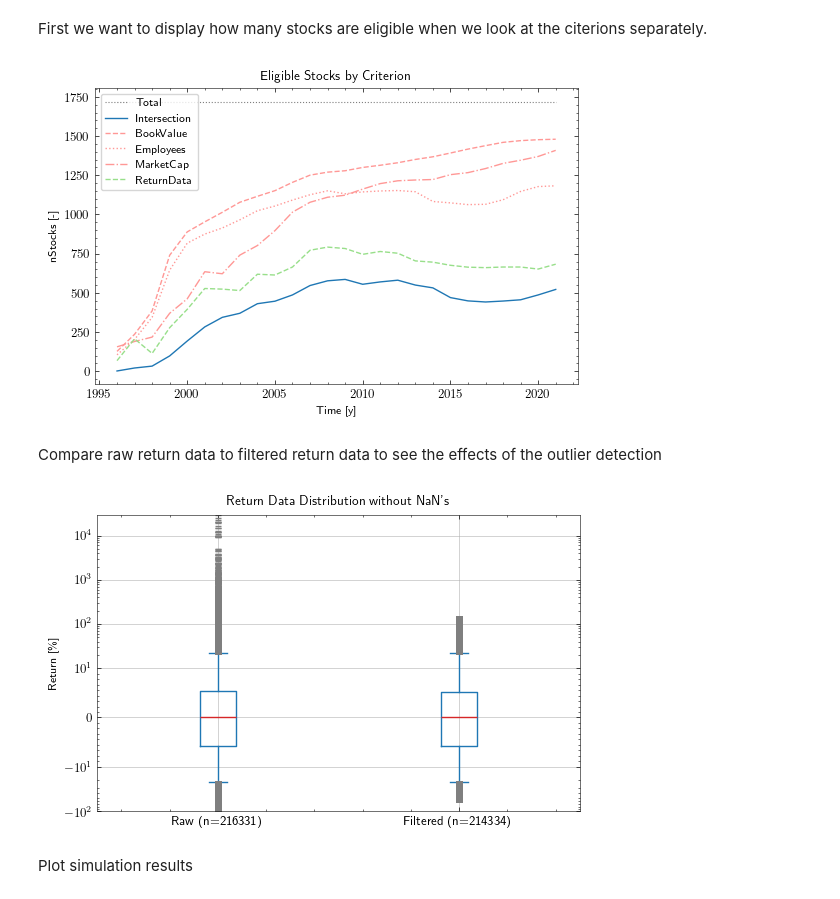
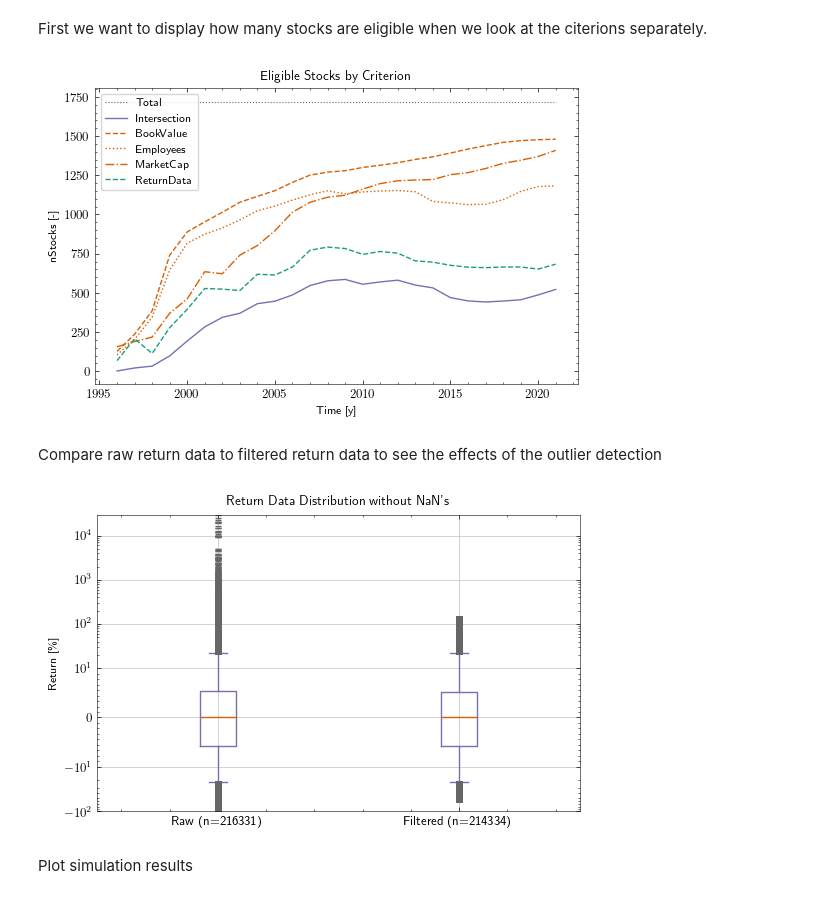
Before and after one commit to Mov0/FDS_Smart_Betas, a Jupyter notebook: 4_Figures.ipynb, the cells around one changed output. Cells and saved outputs as stored; diff of their text form; code cells hidden in the pictures.

```diff
--- a/4_Figures.ipynb
+++ b/4_Figures.ipynb
@@ -15,7 +22,8 @@ def truncate_colormap(cmap, minval=0.0, maxval=1.0, n=100):
       cmap(np.linspace(minval, maxval, n)))
    return new_cmap
 
-colors = plt.cm.tab20(np.linspace(0,1,20))
+colors = plt.cm.Dark2(np.linspace(0,1,8))
+# colors = plt.cm.tab20(np.linspace(0,1,20))
 
 # Plot settings
 DPI=600
@@ -72,24 +80,24 @@ for ric in df_market_cap.index:
 # %%
 # Plot number of eligible stocks by criterion
 
 fig = plt.figure(figsize = (fig_width, fig_height))
 
-plt.plot(x, y_Ref, label="Total", color= colors[14], linestyle="dotted", linewidth=0.8)
-plt.plot(x, y_EL, label="Intersection", color = colors[0])
-plt.plot(x, y_BV, label="BookValue", color = colors[7], linestyle="dashed")
-plt.plot(x, y_EMP, label="Employees", color = colors[7], linestyle="dotted")
-plt.plot(x, y_MC, label="MarketCap", color = colors[7], linestyle="dashdot")
-plt.plot(x, y_RT, label="ReturnData", color = colors[5], linestyle="dashed")
+plt.plot(x, y_Ref, label="Total", color= colors[7], linestyle="dotted", linewidth=0.8)
+plt.plot(x, y_EL, label="Intersection", color = colors[2])
+plt.plot(x, y_BV, label="BookValue", color = colors[1], linestyle="dashed")
+plt.plot(x, y_EMP, label="Employees", color = colors[1], linestyle="dotted")
+plt.plot(x, y_MC, label="MarketCap", color = colors[1], linestyle="dashdot")
+plt.plot(x, y_RT, label="ReturnData", color = colors[0], linestyle="dashed")
 
 plt.title("Eligible Stocks by Criterion")
 plt.xlabel("Time [y]")
 plt.ylabel("nStocks [-]")
 plt.legend(loc="upper left")
 
 plt.savefig('Figures/nStocks.png', pad_inches = .1, bbox_inches = 'tight', dpi=DPI)
 plt.savefig('Figures/nStocks.pdf', pad_inches = .1, bbox_inches = 'tight')
 # %% [output]
-[figure, old version]
+[figure, new version]
 # %% [markdown]
 Compare raw return data to filtered return data to see the effects of the outlier detection
 # %%
@@ -151,14 +159,14 @@ yaxis = plt.gca().yaxis
 yaxis.set_minor_locator(MinorSymLogLocator(1))
 plt.ylim([-100, 30000])
 
-boxprops = dict(color=colors[0])
-flierprops = dict(marker='_', markerfacecolor=colors[14], markersize=5,
-                  markeredgecolor=colors[14])
-medianprops = dict(color=colors[6])
+boxprops = dict(color=colors[2])
+flierprops = dict(marker='_', markerfacecolor=colors[7], markersize=5,
+                  markeredgecolor=colors[7])
+medianprops = dict(color=colors[1])
 meanpointprops = dict(marker='D', markeredgecolor='black',
                       markerfacecolor='firebrick')
 meanlineprops = dict(linestyle='--', linewidth=2.5, color='purple')
-whiskerprops = dict(color=colors[0])
+whiskerprops = dict(color=colors[2])
 
 plot = plt.boxplot(E, labels=(f"Raw (n={len(raw_flat)})", f"Filtered (n={len(returns_flat)})"), boxprops=boxprops, flierprops=flierprops, whiskerprops=whiskerprops, capprops=whiskerprops, medianprops=medianprops)
 plt.ylabel("Return [\%]")
@@ -168,7 +176,7 @@ plt.grid()
 plt.savefig('Figures/ReturnsComparison.png', pad_inches = .1, bbox_inches = 'tight', dpi=DPI)
 plt.savefig('Figures/ReturnsComparison.pdf', pad_inches = .1, bbox_inches = 'tight')
 # %% [output]
-[figure, old version]
+[figure, new version]
 # %% [markdown]
 Plot simulation results
 # %%
```
Also changed, not shown: parts of 7 cells of this notebook, 12 other files.
